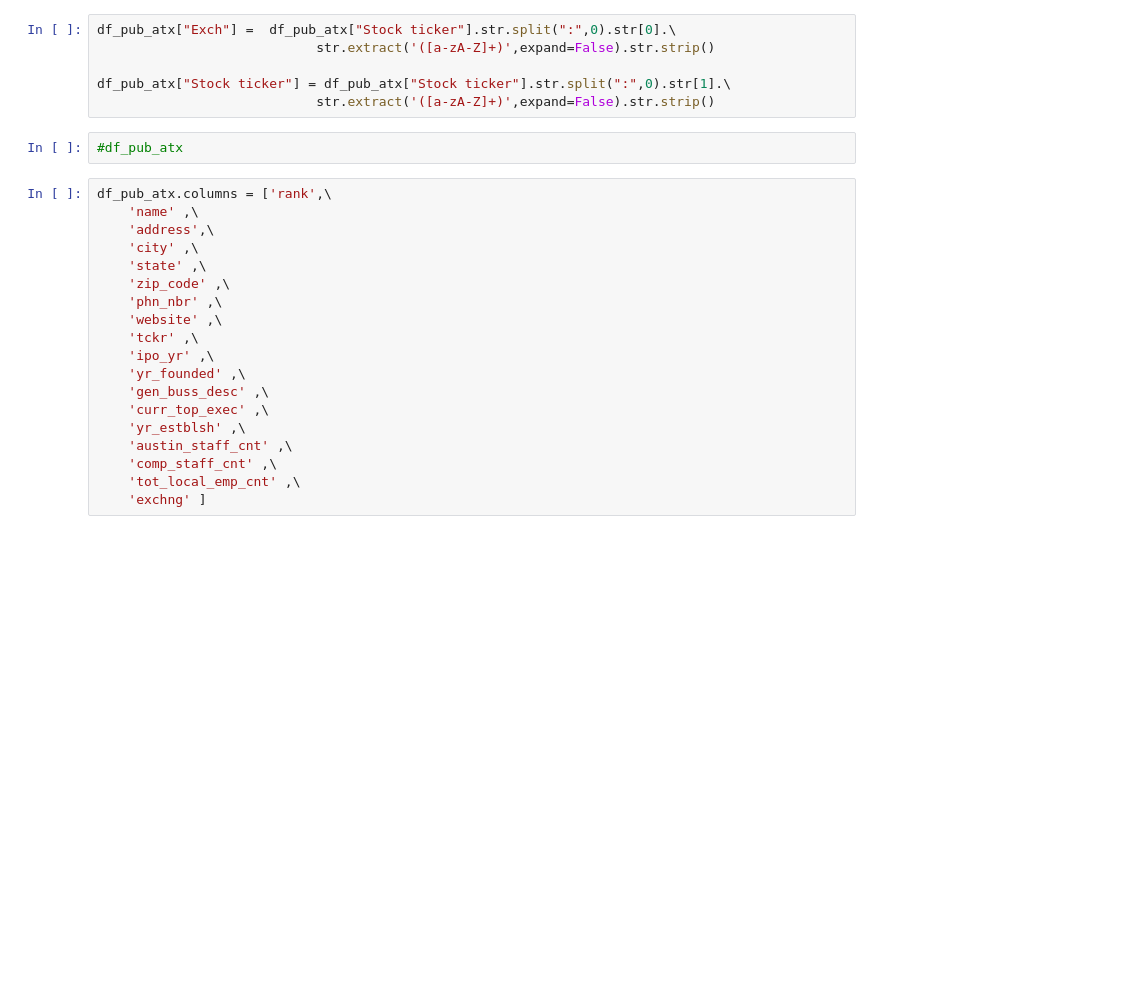
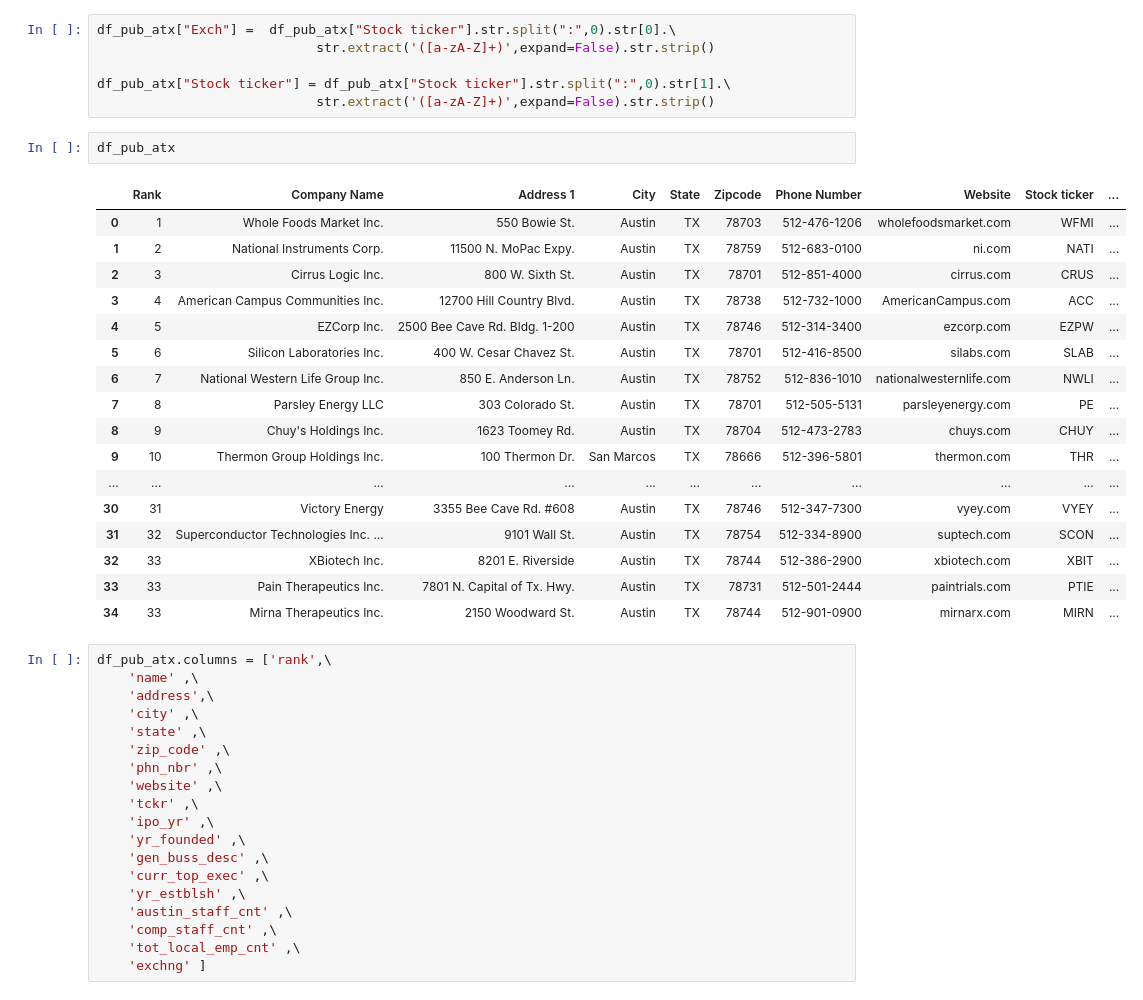
Before and after one commit to jijivjacob1/publicly-traded-atx, a Jupyter notebook: data_engineering.ipynb, the cells around one changed output. Cells and saved outputs as stored; diff of their text form; blank space fills up the shorter version.

Commit message:
took # out of address

```diff
--- a/data_engineering.ipynb
+++ b/data_engineering.ipynb
@@ -37,8 +37,26 @@ df_pub_atx["Exch"] =  df_pub_atx["Stock ticker"].str.split(":",0).str[0].\
 
 df_pub_atx["Stock ticker"] = df_pub_atx["Stock ticker"].str.split(":",0).str[1].\
                             str.extract('([a-zA-Z]+)',expand=False).str.strip()
-# %%
-#df_pub_atx
+# %%
+df_pub_atx
+# %% [output]
+|  | Rank | Company Name | Address 1 | City | State | Zipcode | Phone Number | Website | Stock ticker | ... |
+| 0 | 1 | Whole Foods Market Inc. | 550 Bowie St. | Austin | TX | 78703 | 512-476-1206 | wholefoodsmarket.com | WFMI | ... |
+| 1 | 2 | National Instruments Corp. | 11500 N. MoPac Expy. | Austin | TX | 78759 | 512-683-0100 | ni.com | NATI | ... |
+| 2 | 3 | Cirrus Logic Inc. | 800 W. Sixth St. | Austin | TX | 78701 | 512-851-4000 | cirrus.com | CRUS | ... |
+| 3 | 4 | American Campus Communities Inc. | 12700 Hill Country Blvd. | Austin | TX | 78738 | 512-732-1000 | AmericanCampus.com | ACC | ... |
+| 4 | 5 | EZCorp Inc. | 2500 Bee Cave Rd. Bldg. 1-200 | Austin | TX | 78746 | 512-314-3400 | ezcorp.com | EZPW | ... |
+| 5 | 6 | Silicon Laboratories Inc. | 400 W. Cesar Chavez St. | Austin | TX | 78701 | 512-416-8500 | silabs.com | SLAB | ... |
+| 6 | 7 | National Western Life Group Inc. | 850 E. Anderson Ln. | Austin | TX | 78752 | 512-836-1010 | nationalwesternlife.com | NWLI | ... |
+| 7 | 8 | Parsley Energy LLC | 303 Colorado St. | Austin | TX | 78701 | 512-505-5131 | parsleyenergy.com | PE | ... |
+| 8 | 9 | Chuy's Holdings Inc. | 1623 Toomey Rd. | Austin | TX | 78704 | 512-473-2783 | chuys.com | CHUY | ... |
+| 9 | 10 | Thermon Group Holdings Inc. | 100 Thermon Dr. | San Marcos | TX | 78666 | 512-396-5801 | thermon.com | THR | ... |
+| ... | ... | ... | ... | ... | ... | ... | ... | ... | ... | ... |
+| 30 | 31 | Victory Energy | 3355 Bee Cave Rd. #608 | Austin | TX | 78746 | 512-347-7300 | vyey.com | VYEY | ... |
+| 31 | 32 | Superconductor Technologies Inc. ... | 9101 Wall St. | Austin | TX | 78754 | 512-334-8900 | suptech.com | SCON | ... |
+| 32 | 33 | XBiotech Inc. | 8201 E. Riverside | Austin | TX | 78744 | 512-386-2900 | xbiotech.com | XBIT | ... |
+| 33 | 33 | Pain Therapeutics Inc. | 7801 N. Capital of Tx. Hwy. | Austin | TX | 78731 | 512-501-2444 | paintrials.com | PTIE | ... |
+| 34 | 33 | Mirna Therapeutics Inc. | 2150 Woodward St. | Austin | TX | 78744 | 512-901-0900 | mirnarx.com | MIRN | ... |
 # %%
 df_pub_atx.columns = ['rank',\
     'name' ,\
```
Also changed, not shown: parts of 2 cells of this notebook, 1 other file.
